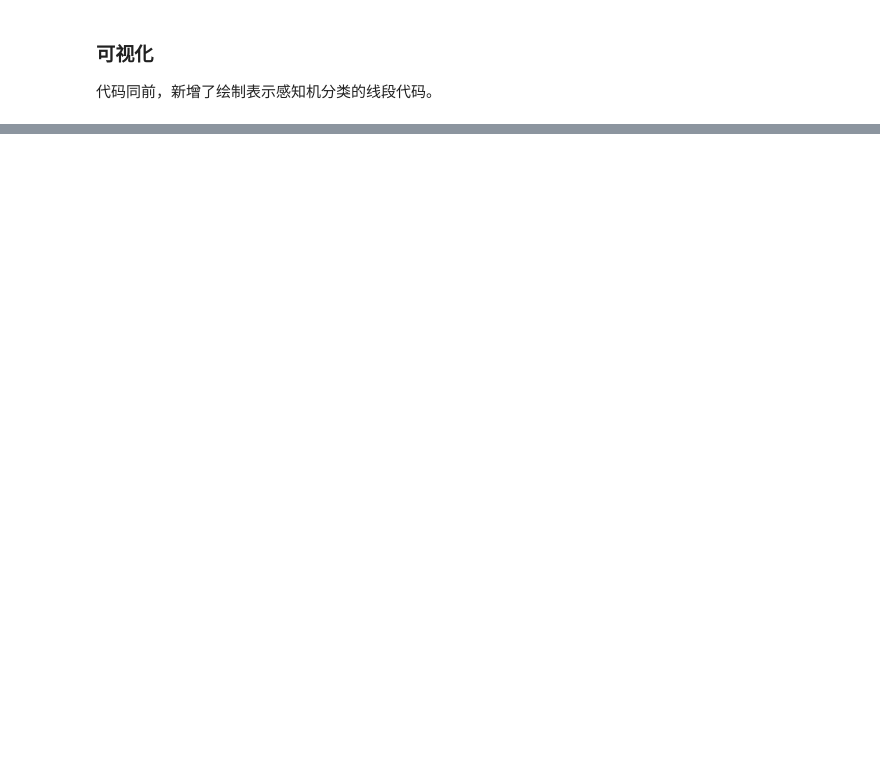
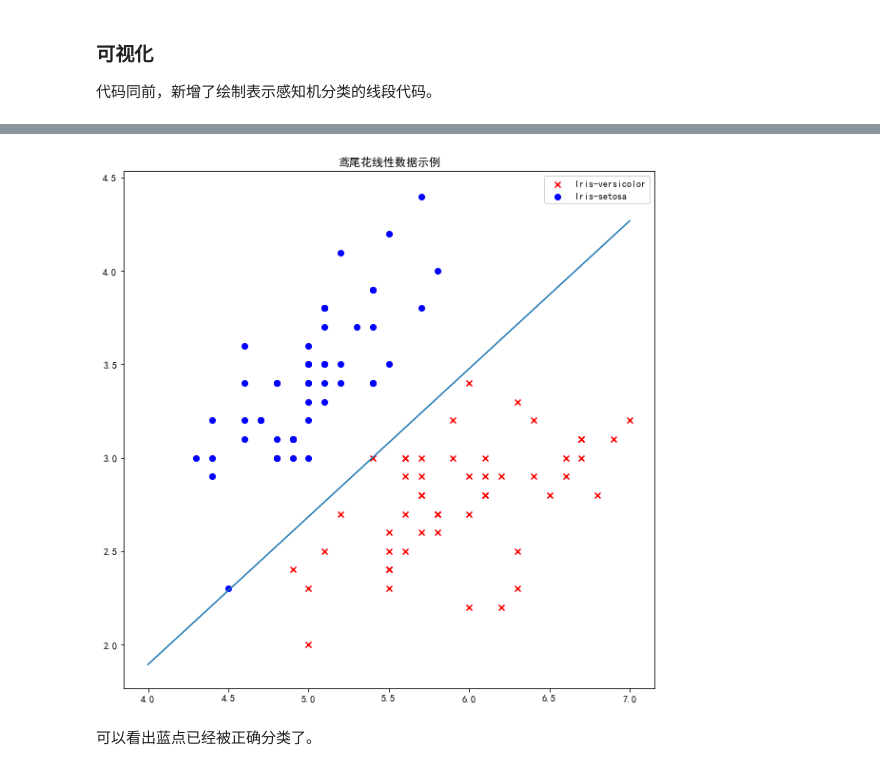
Before and after one commit to DrDavidS/basic_Machine_Learning, a Jupyter notebook: 杭电机器学习课程及代码/2.2 感知机基础.ipynb, the cells around one changed output, grey strips where cells are left out. Saved outputs shown, nothing was run; the diff lists cells and outputs as text; code cells hidden in the pictures; blank space fills up the shorter version.

```diff
--- a/杭电机器学习课程及代码/2.2 感知机基础.ipynb
+++ b/杭电机器学习课程及代码/2.2 感知机基础.ipynb
@@ -510,0 +524,35 @@ plt.show()  # 显示图片
+# %%
+#重新定义感知机
+clf = Perceptron(random_state=None,
+                 fit_intercept=True,
+                 max_iter=2000, # 训练次数
+                 tol=None,
+                 shuffle=False)
+#使用训练数据进行训练
+clf.fit(X_train, y_train)
+
+# 画布大小
+plt.figure(figsize=(10,10))
+
+# 中文标题
+plt.rcParams['font.sans-serif']=['SimHei']
+plt.rcParams['axes.unicode_minus'] = False
+plt.title('鸢尾花线性数据示例')
+
+# 数据散点图
+plt.scatter(iris_versicolor['SepalLengthCm'], iris_versicolor['SepalWidthCm'], c='r', label='Iris-versicolor', marker='x')
+plt.scatter(iris_setosa['SepalLengthCm'], iris_setosa['SepalWidthCm'], c='b', label='Iris-setosa',)
+
+# 画感知机的线
+x_ponits = np.arange(4, 8)
+y_ = -(clf.coef_[0][0]*x_ponits + clf.intercept_)/clf.coef_[0][1]
+plt.plot(x_ponits, y_)
+
+# 其他部分
+plt.legend()  # 显示图例
+plt.grid(False)  # 不显示网格
+plt.show()  # 显示图片
+# %% [output]
+[figure, added]
+# %% [markdown]
+可以看出蓝点已经被正确分类了。
```
Also changed, not shown: parts of 11 cells of this notebook.
